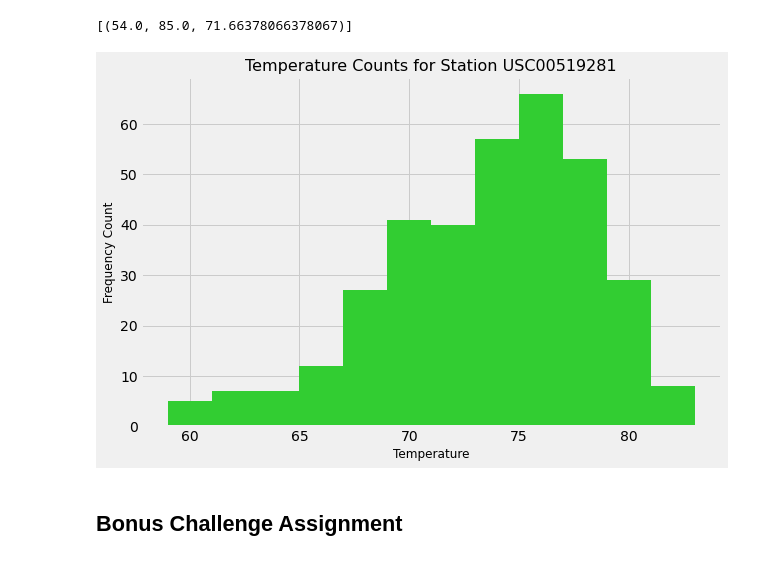
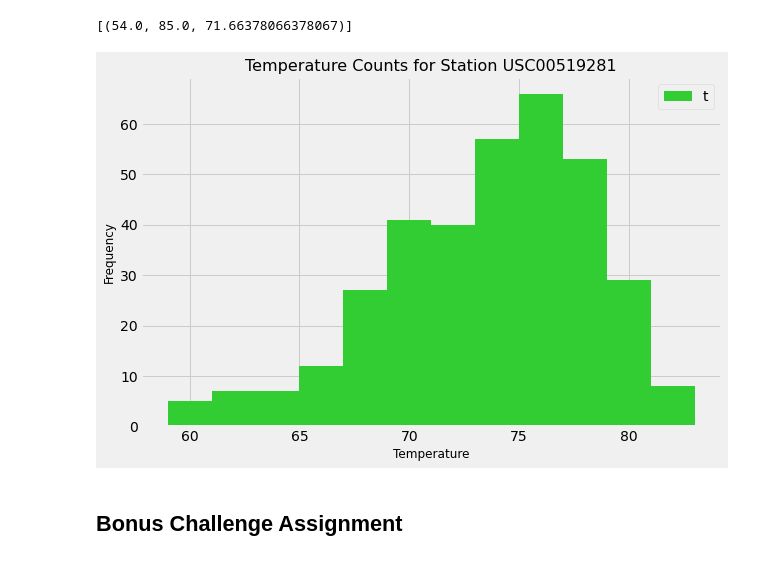
Before and after one commit to leslievazquez/SQL_Alchemy_Challenge, a Jupyter notebook: climate_starter.ipynb, the cells around one changed output. Drawn from its saved outputs; the diff is of its cells as text; code cells hidden in the pictures.

```diff
--- a/climate_starter.ipynb
+++ b/climate_starter.ipynb
@@ -129,22 +131,23 @@ active_station
 # %%
 # Choose the station with the highest number of temperature observations.
 # Query the last 12 months of temperature observation data for this station and plot the results as a histogram
 station_data = session.query(measurement.tobs, measurement.date).\
     filter(measurement.station == 'USC00519281', measurement.date >= prev_year).all()
 
 station_data = pd.DataFrame(station_data, columns=['tobs', 'date'])
 
 #Plot the results as a histogram with bins=12
 plt.figure(figsize=(9,6))
 plt.hist(station_data['tobs'].values, bins=12, color='limegreen')
-plt.ylabel('Frequency Count',size=12)
+plt.ylabel('Frequency',size=12)
 plt.xlabel('Temperature',size=12)
+plt.legend('tobs')
 plt.title(f'Temperature Counts for Station USC00519281',size=16)
 plt.tight_layout()
 plt.savefig('Figures/tobsCountHistogram.png')
 plt.show()
 # %% [output]
-[figure, old version]
+[figure, new version]
 # %% [markdown]
 ## Bonus Challenge Assignment
 # %%
```
Also changed, not shown: parts of 3 cells of this notebook.
